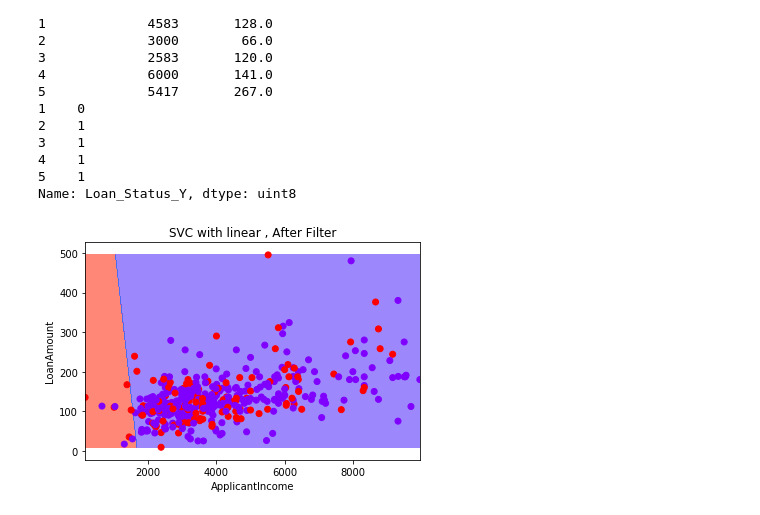
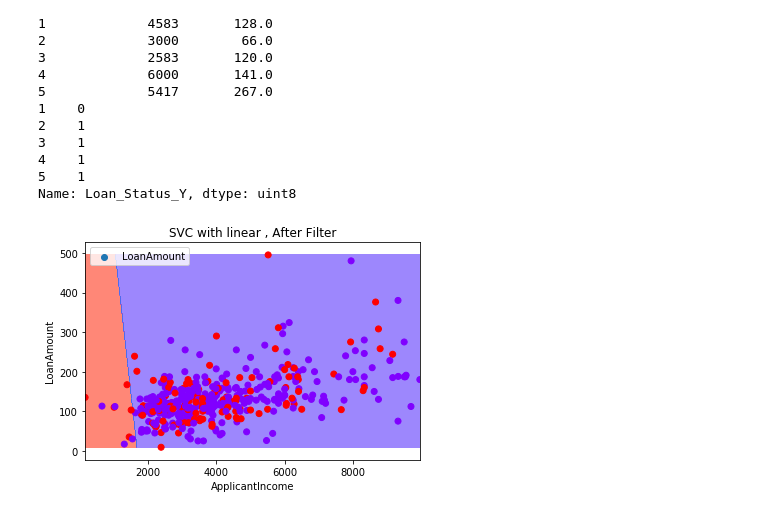
Before and after one commit to DSPavan/PyClassNotes, a Jupyter notebook: SVMCreditRiskPy.ipynb, the cells around one changed output. Drawn from its saved outputs; the diff is of its cells as text; code cells hidden in the pictures.

```diff
--- a/SVMCreditRiskPy.ipynb
+++ b/SVMCreditRiskPy.ipynb
@@ -827,27 +827,28 @@ Name: Loan_Status_Y, dtype: uint8
 # %%
 from sklearn import svm
 C = 1.0 # SVM regularization parameter
 svc = svm.SVC(kernel='linear', C=1,gamma=1).fit(X, Y)
 # create a mesh to plot in
 x_min, x_max = X.iloc[:, 0].min() - 1, X.iloc[:, 0].max() + 1
 y_min, y_max = X.iloc[:, 1].min() - 1, X.iloc[:, 1].max() + 1
 h = (x_max / x_min)/100
 
 #print(x_min, x_max, h)
 
 xx, yy = np.meshgrid(np.arange(x_min, x_max, h), np.arange(y_min, y_max, h))
 #print(xx,yy)
 
 
 Z = svc.predict(np.c_[xx.ravel(), yy.ravel()])
 Z = Z.reshape(xx.shape)
 plt.contourf(xx, yy, Z, cmap=plt.cm.rainbow_r, alpha=0.6)
 
 plt.scatter(X.iloc[:, 0], X.iloc[:, 1], c=Y, cmap=plt.cm.rainbow_r)
 plt.xlabel('ApplicantIncome')
 plt.ylabel('LoanAmount')
 plt.xlim(xx.min(), xx.max())
 plt.title('SVC with linear , After Filter')
+plt.legend()
 plt.show()
 # %% [output]
-[figure, old version]
+[figure, new version]
```
